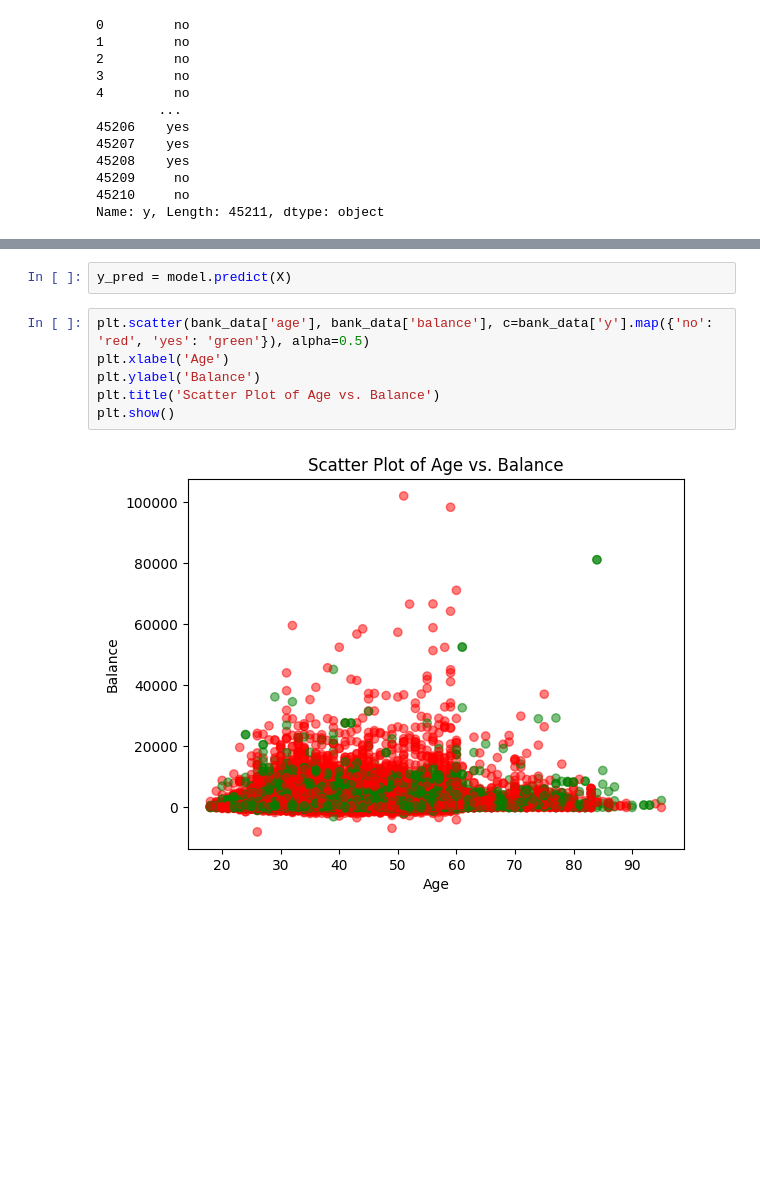
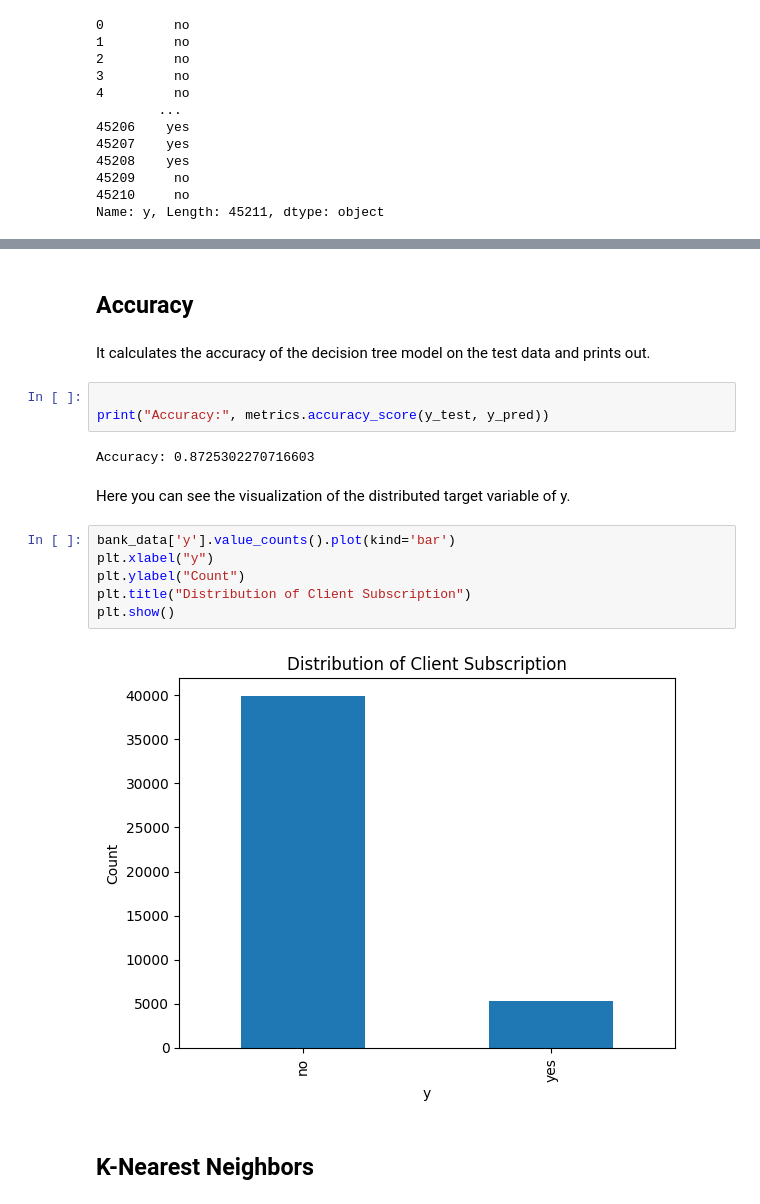
Before and after one commit to SharonMaharjan/Task-ML_Benchmarking-two-ML-algorithms, a Jupyter notebook: 7. Task2_ML.ipynb, the cells around one changed output, grey strips where cells are left out. Drawn from its saved outputs; the diff is of its cells as text; blank space fills up the shorter version.

```diff
--- a/7. Task2_ML.ipynb
+++ b/7. Task2_ML.ipynb
@@ -187,10 +199,21 @@ model = LogisticRegression().fit(X,y)
-# %%
-y_pred = model.predict(X)
-# %%
-plt.scatter(bank_data['age'], bank_data['balance'], c=bank_data['y'].map({'no': 'red', 'yes': 'green'}), alpha=0.5)
-plt.xlabel('Age')
-plt.ylabel('Balance')
-plt.title('Scatter Plot of Age vs. Balance')
-plt.show()
-# %% [output]
-[figure, removed]
+# %% [markdown]
+## Accuracy
+# %% [markdown]
+It calculates the accuracy of the decision tree model on the test data and prints out.
+# %%
+
+print("Accuracy:", metrics.accuracy_score(y_test, y_pred))
+# %% [output]
+Accuracy: 0.8725302270716603
+# %% [markdown]
+Here you can see the visualization of the distributed target variable of y.
+# %%
+bank_data['y'].value_counts().plot(kind='bar')
+plt.xlabel("y")
+plt.ylabel("Count")
+plt.title("Distribution of Client Subscription")
+plt.show()
+# %% [output]
+[figure, added]
+# %% [markdown]
+## K-Nearest Neighbors
```
Also changed, not shown: parts of 46 cells of this notebook, 2 other files.
